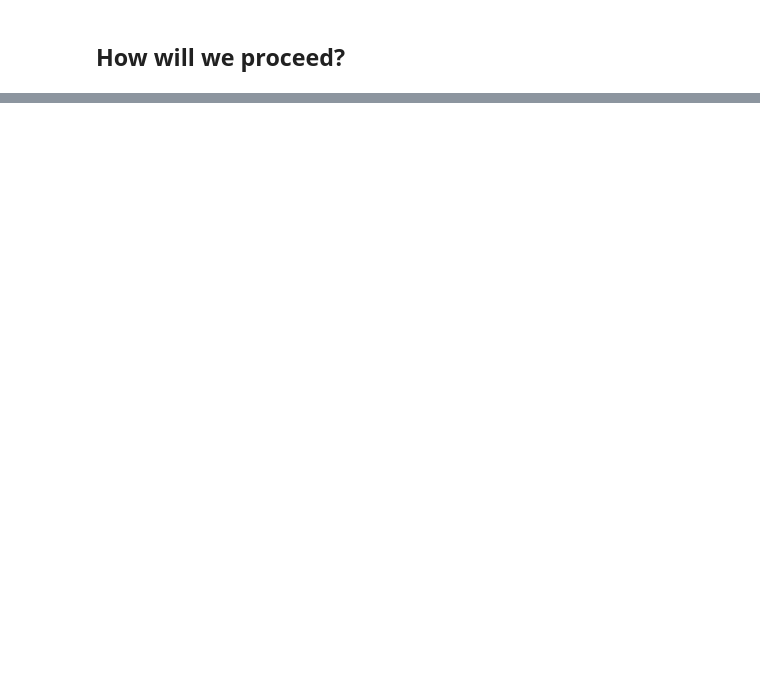
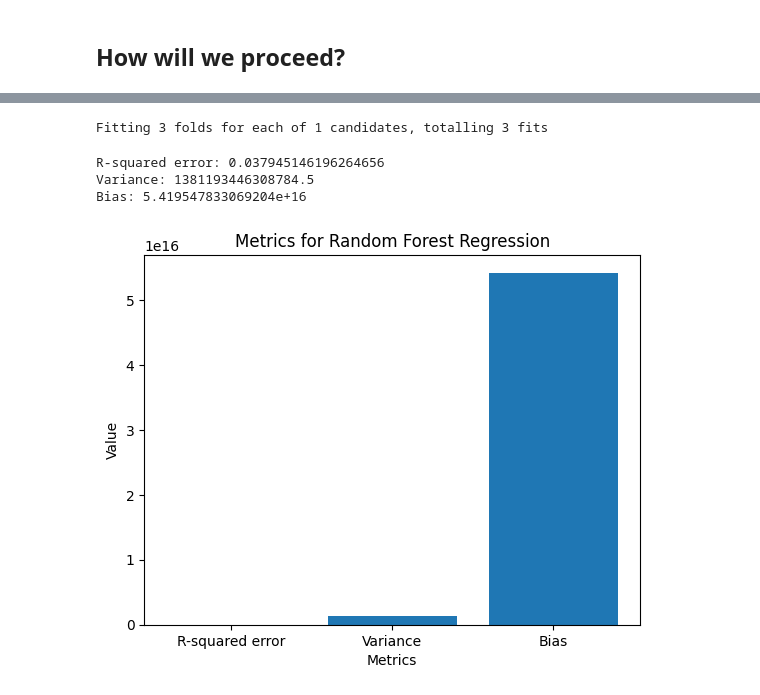
Before and after one commit to whalit/SFML-Project, a Jupyter notebook: Project.ipynb, the cells around one changed output, grey strips where cells are left out. Cells and saved outputs as stored; diff of their text form; code cells hidden in the pictures; blank space fills up the shorter version.

```diff
--- a/Project.ipynb
+++ b/Project.ipynb
@@ -181,0 +232,15 @@ To experiment with model complexity, we will vary the number of features, hidden
+# %%
+### Sandardization of data ###
+from sklearn.preprocessing import StandardScaler, MinMaxScaler
+
+Scaler=MinMaxScaler()
+
+# Storing the fit object for later reference
+ScalerFit=Scaler.fit(X)
+# Generating the standardized values of X
+x=ScalerFit.transform(X)
+
+# Split the data into training and testing set
+from sklearn.model_selection import train_test_split
+x_train, x_test, y_train, y_test = train_test_split(x, y, test_size=0.2, random_state=42)
+x_train.shape, x_test.shape, y_train.shape, y_test.shape
@@ -181,0 +261,58 @@ To experiment with model complexity, we will vary the number of features, hidden
+# %%
+import numpy as np
+import matplotlib.pyplot as plt
+from sklearn.ensemble import RandomForestRegressor
+from sklearn.model_selection import GridSearchCV
+from sklearn.metrics import mean_squared_error as MSE
+from sklearn.metrics import r2_score
+
+# Instantiate RandomForestRegressor
+rf = RandomForestRegressor(random_state=42)
+
+# Creating Parameter grid for GridSearch CV
+params_rf = {
+    'n_estimators': [100],  # Number of trees
+    'max_depth': [5],  # Maximum depth of trees
+    'min_samples_split': [2],  # Minimum samples required for split
+    'min_samples_leaf': [1],  # Minimum samples required at leaf nodes
+    'max_features': ['auto']  # Number of features for the best split
+}
+
+# Instantiate grid_rf
+grid_rf = GridSearchCV(estimator=rf,  # Regressor we want to use
+                       param_grid=params_rf,  # Hyperparameter space
+                       scoring='neg_mean_squared_error',  # MSE will be performance metric
+                       cv=3,  # Number of folds
+                       verbose=1,
+                       n_jobs=-1)  # Use all available cores
+
+# Fit the model
+grid_rf.fit(x_train, y_train)
+prediction = grid_rf.predict(x_test)
+
+# Calculate R-squared error, variance, and bias
+y_pred = prediction
+r2_error = r2_score(y_test, y_pred)
+variance = np.var(y_pred)
+bias = np.mean((y_test - y_pred) ** 2)
+
+# Print the metrics
+print(f"R-squared error: {r2_error}")
+print(f"Variance: {variance}")
+print(f"Bias: {bias}")
+
+# Plot the metrics
+metrics = ['R-squared error', 'Variance', 'Bias']
+values = [r2_error, variance, bias]
+
+plt.bar(metrics, values)
+plt.xlabel('Metrics')
+plt.ylabel('Value')
+plt.title('Metrics for Random Forest Regression')
+plt.show()
+# %% [output]
+Fitting 3 folds for each of 1 candidates, totalling 3 fits
+R-squared error: 0.037945146196264656
+Variance: 1381193446308784.5
+Bias: 5.419547833069204e+16
+[figure, added]
```
Also changed, not shown: parts of 19 cells of this notebook, 1 other file.
